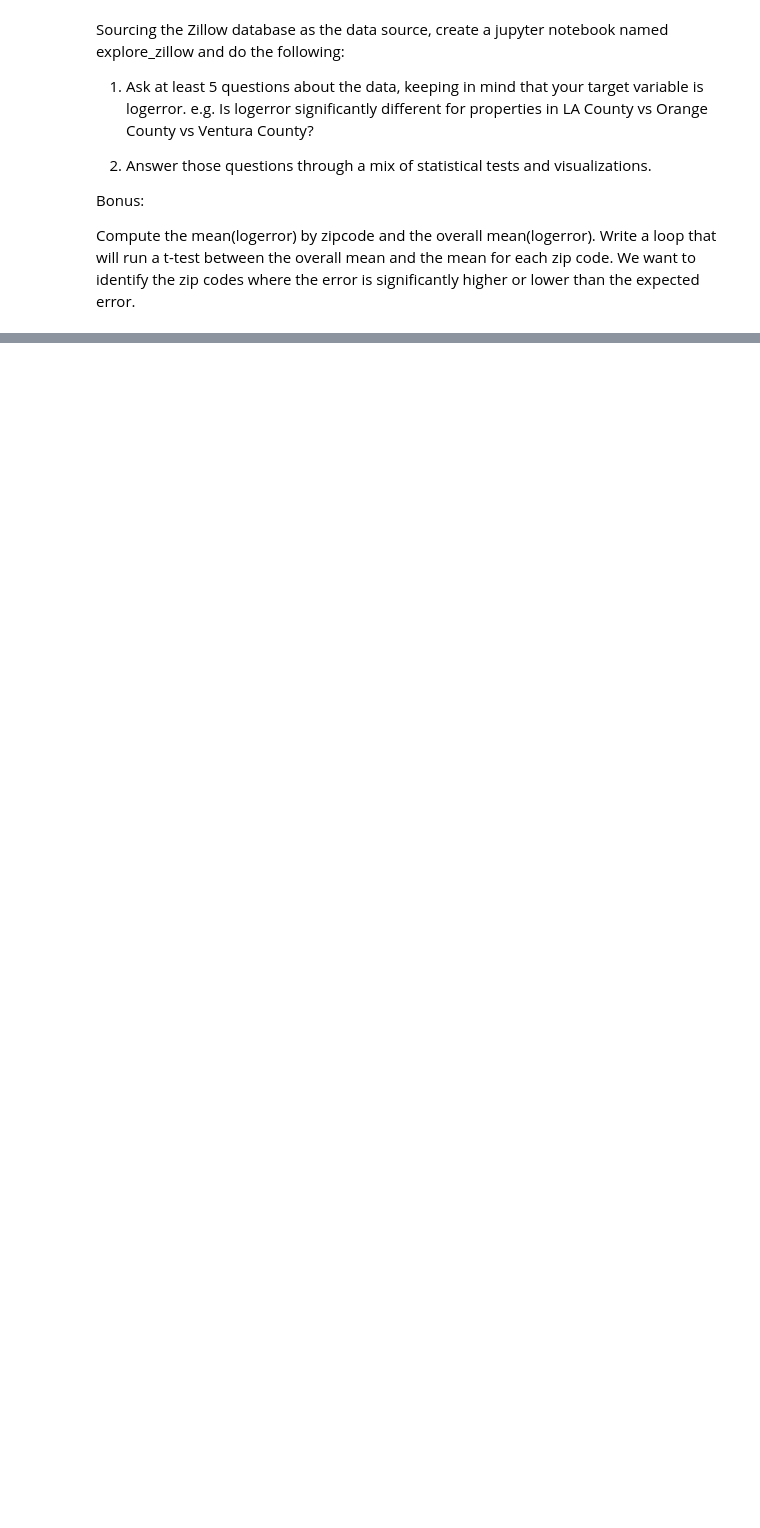
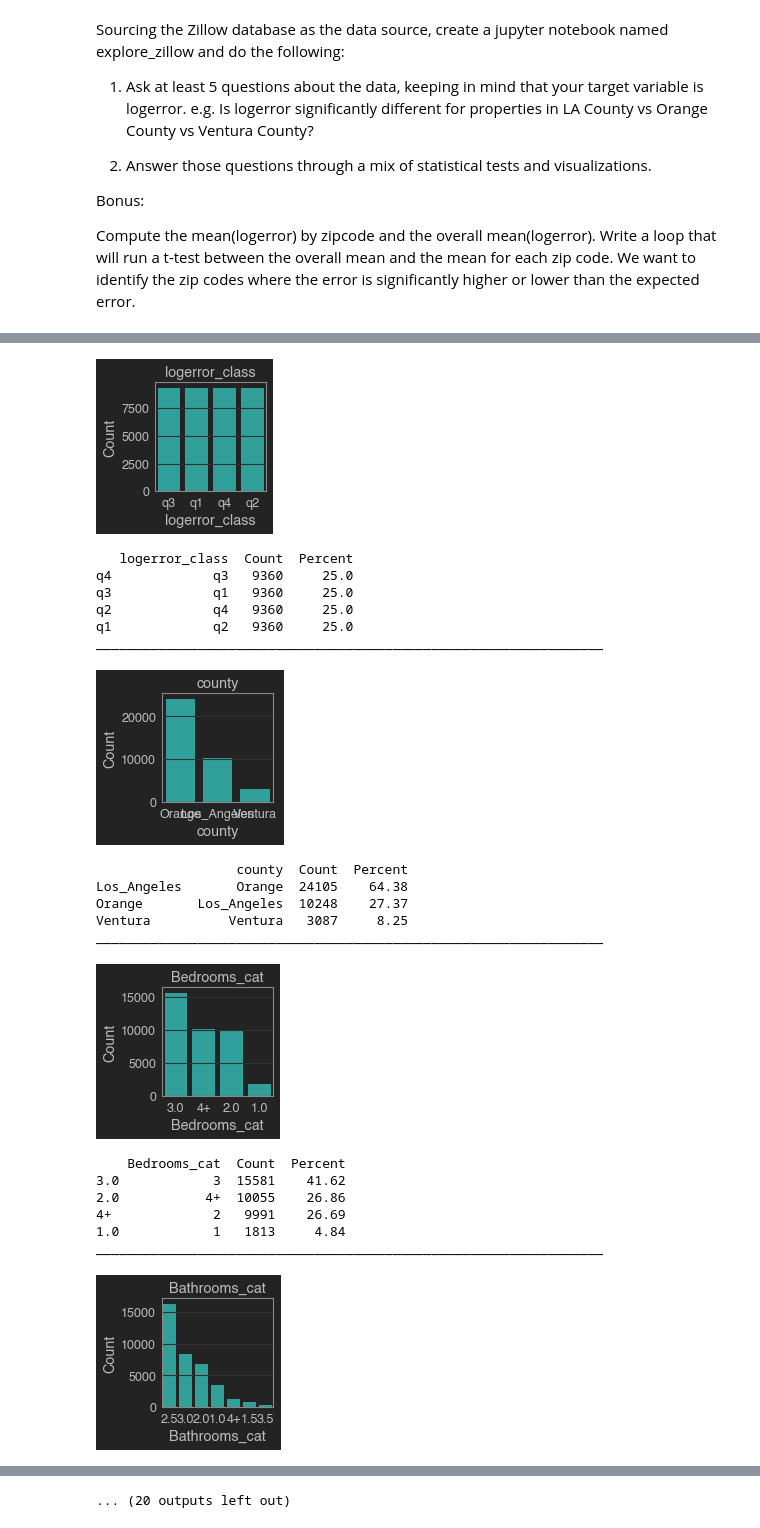
Before and after one commit to Ken-Alviola/clustering-exercises, a Jupyter notebook: explore_zillow.ipynb, the cells around one changed output, grey strips where cells are left out. Cells and saved outputs as stored; diff of their text form; code cells hidden in the pictures; blank space fills up the shorter version.

```diff
--- a/explore_zillow.ipynb
+++ b/explore_zillow.ipynb
@@ -46,0 +270,24 @@ memory usage: 13.8+ MB
+# %%
+explore.explore_univariate(train, categorical_vars, quant_vars)
+# %% [output]
+[figure, added]
+   logerror_class  Count  Percent
+q4             q3   9360     25.0
+q3             q1   9360     25.0
+q2             q4   9360     25.0
+q1             q2   9360     25.0
+_________________________________________________________________
+[figure, added]
+                  county  Count  Percent
+Los_Angeles       Orange  24105    64.38
+Orange       Los_Angeles  10248    27.37
+Ventura          Ventura   3087     8.25
+_________________________________________________________________
+[figure, added]
+    Bedrooms_cat  Count  Percent
+3.0            3  15581    41.62
+2.0           4+  10055    26.86
+4+             2   9991    26.69
+1.0            1   1813     4.84
+_________________________________________________________________
+[figure, added]
@@ -46,0 +328 @@ memory usage: 13.8+ MB
+... (20 outputs left out)
```
Also changed, not shown: parts of 35 cells of this notebook, 2 other files.
